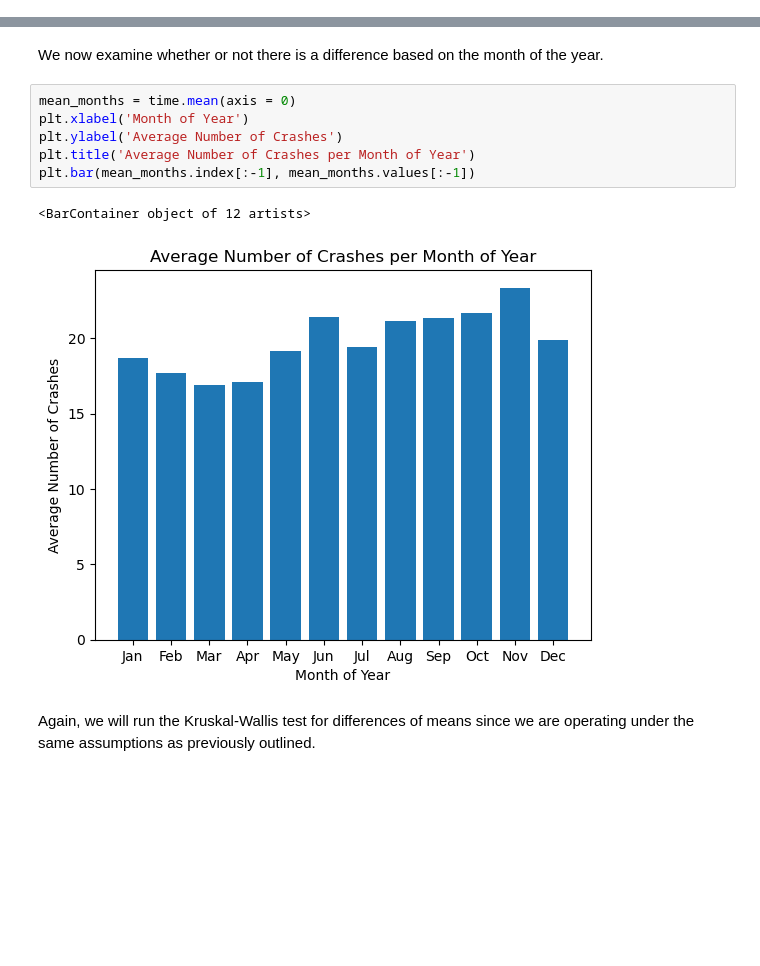
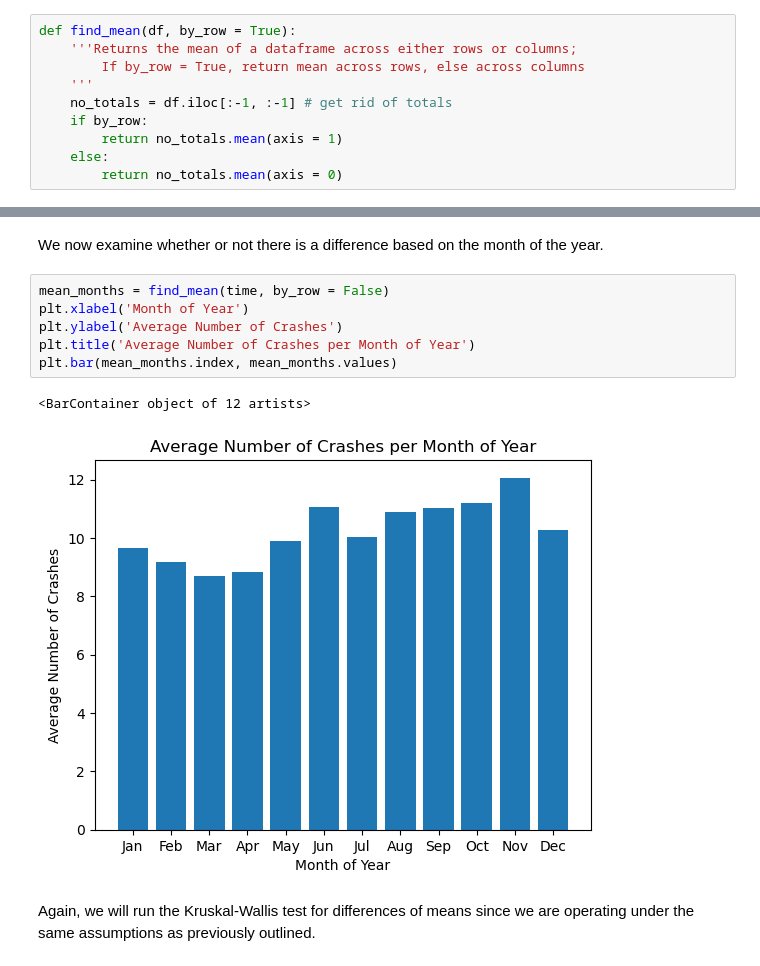
Before and after one commit to UCB-stat-159-s23/project-Group27, a Jupyter notebook: day_of_month.ipynb, the cells around one changed output, grey strips where cells are left out. Cells and saved outputs as stored; diff of their text form; blank space fills up the shorter version.

Commit message:
added find_mean function

```diff
--- a/day_of_month.ipynb
+++ b/day_of_month.ipynb
@@ -62,6 +62,16 @@ As we can see, our data is quite messy when plotted as is! This is a big reason
 ## Seasonality Analysis for Day of Month
 # %% [markdown]
 We first examine the seasonality based on day of month.
+# %%
+def find_mean(df, by_row = True):
+    '''Returns the mean of a dataframe across either rows or columns;
+        If by_row = True, return mean across rows, else across columns
+    '''
+    no_totals = df.iloc[:-1, :-1] # get rid of totals
+    if by_row:
+        return no_totals.mean(axis = 1)
+    else:
+        return no_totals.mean(axis = 0)
 # %%
 # showing the mean of the day of the month
 
@@ -99,14 +109,14 @@ With a p-value of 0.456, we fail to reject our null hypothesis, which means that
 # %% [markdown]
 We now examine whether or not there is a difference based on the month of the year.
 # %%
-mean_months = time.mean(axis = 0)
+mean_months = find_mean(time, by_row = False)
 plt.xlabel('Month of Year')
 plt.ylabel('Average Number of Crashes')
 plt.title('Average Number of Crashes per Month of Year')
-plt.bar(mean_months.index[:-1], mean_months.values[:-1])
+plt.bar(mean_months.index, mean_months.values)
 # %% [output]
 <BarContainer object of 12 artists>
-[figure, old version]
+[figure, new version]
 # %% [markdown]
 Again, we will run the Kruskal-Wallis test for differences of means since we are operating under the same assumptions as previously outlined.
 # %%
```
Also changed, not shown: parts of 1 cell of this notebook.
